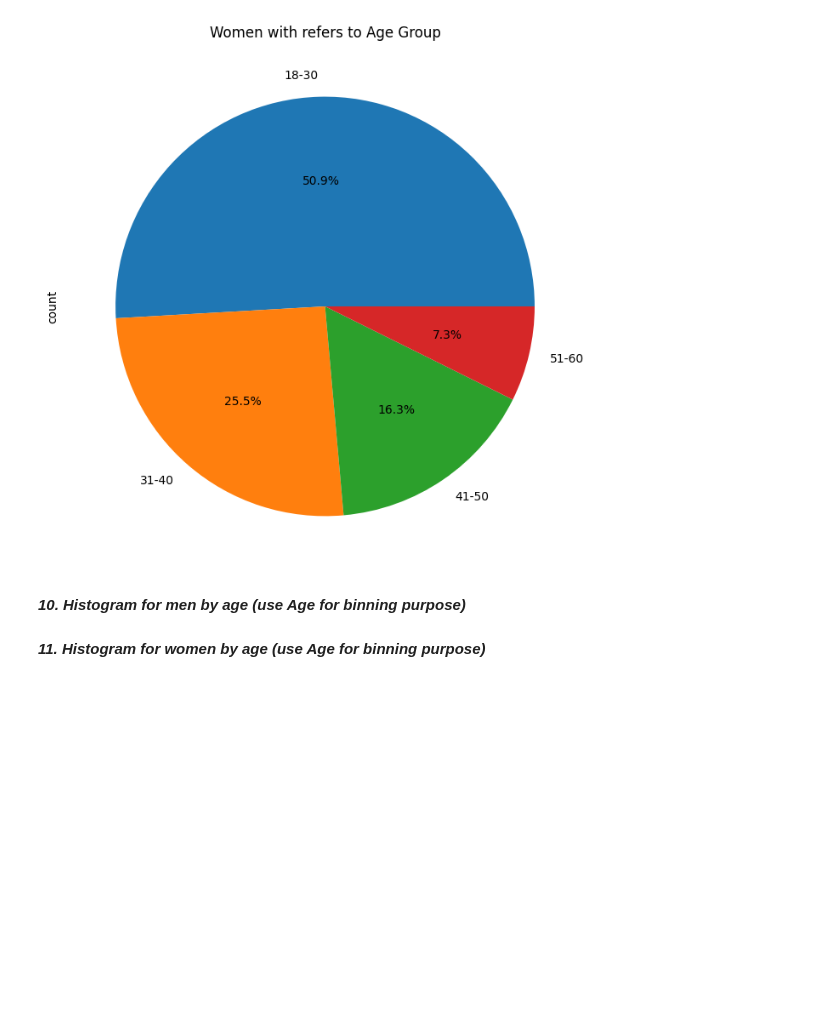
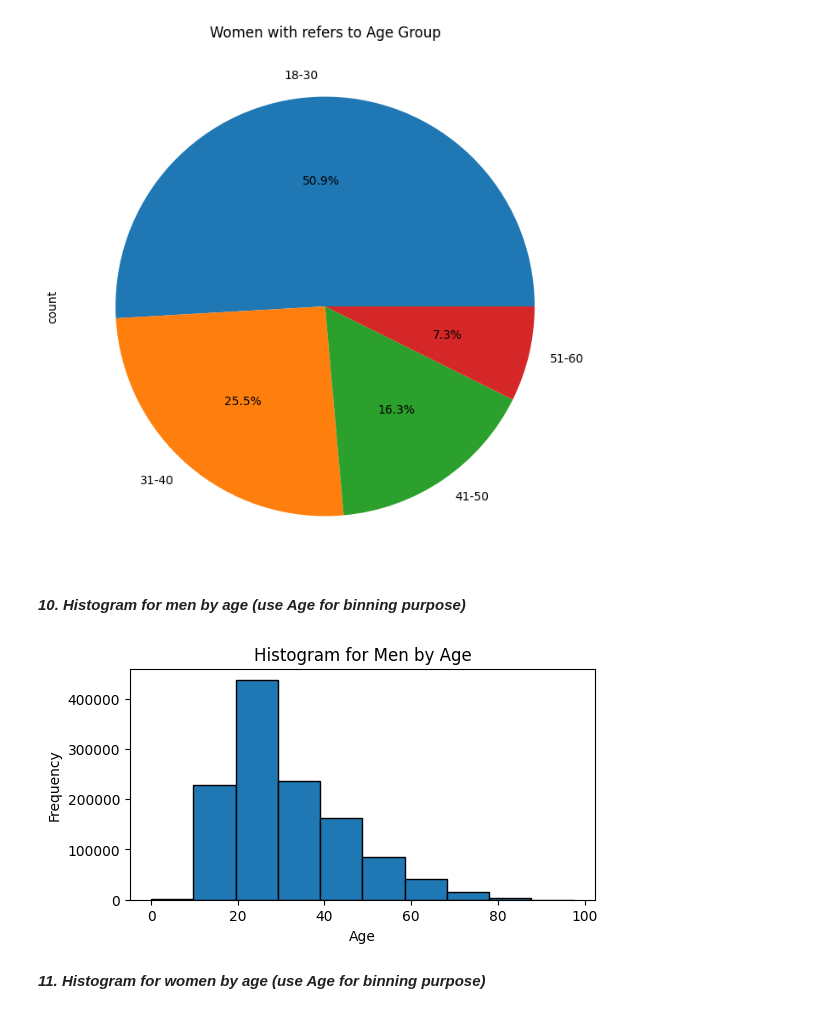
Before and after one commit to GNANASAMBANTHAN/GNANASAMBANTHAN, a Jupyter notebook: Mini_Project_1_Powerlifting.ipynb, the cells around one changed output. Saved outputs shown, nothing was run; the diff lists cells and outputs as text; code cells hidden in the pictures; blank space fills up the shorter version.

```diff
--- a/Mini_Project_1_Powerlifting.ipynb
+++ b/Mini_Project_1_Powerlifting.ipynb
@@ -260,5 +260,14 @@ plt.show()
 [figure]
 # %% [markdown]
 ***10. Histogram for men by age (use Age for binning purpose)***
+# %%
+plt.figure(figsize=(6,3))
+plt.hist(df[df['Sex'] == 'M']['Age'], bins=10, edgecolor='black')
+plt.title('Histogram for Men by Age')
+plt.xlabel('Age')
+plt.ylabel('Frequency')
+plt.show()
+# %% [output]
+[figure, added]
 # %% [markdown]
 ***11. Histogram for women by age (use Age for binning purpose)***
```
Also changed, not shown: parts of 2 cells of this notebook.
